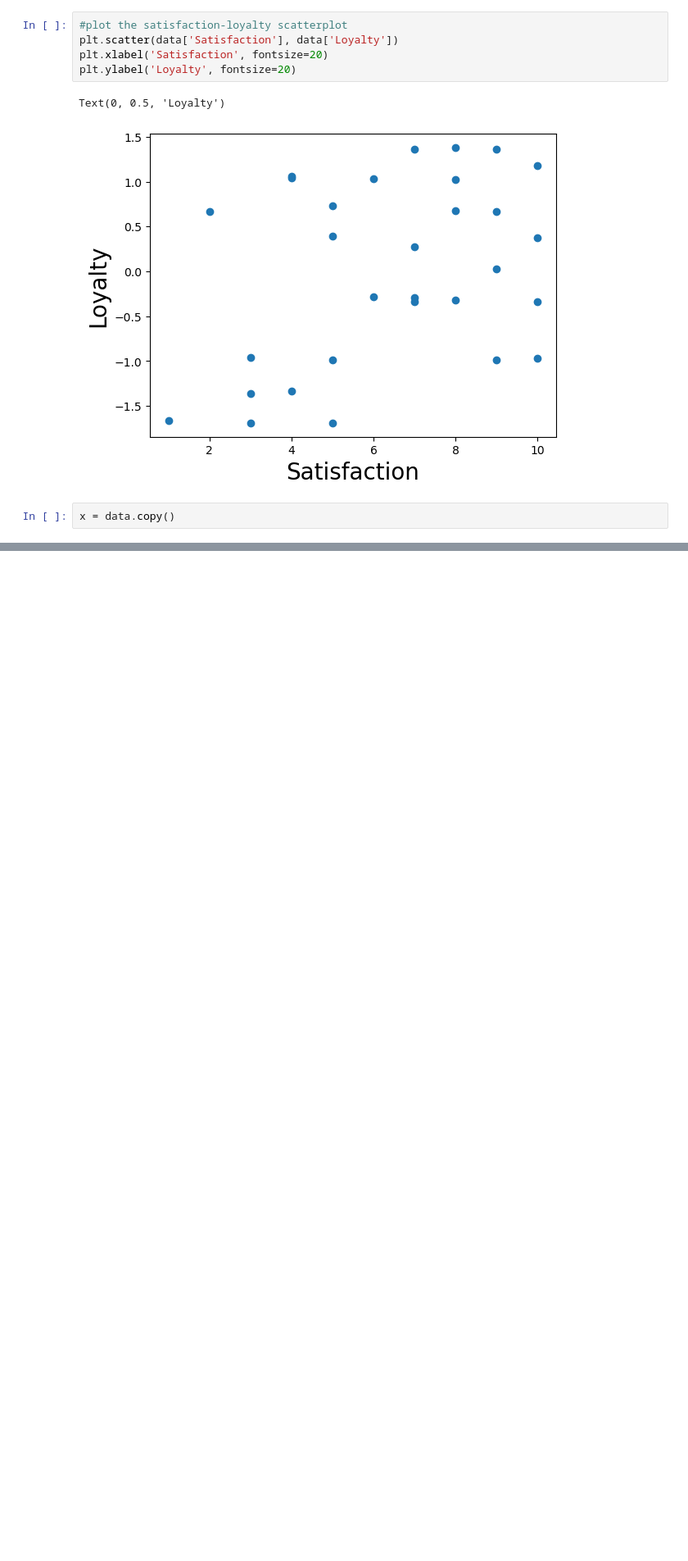
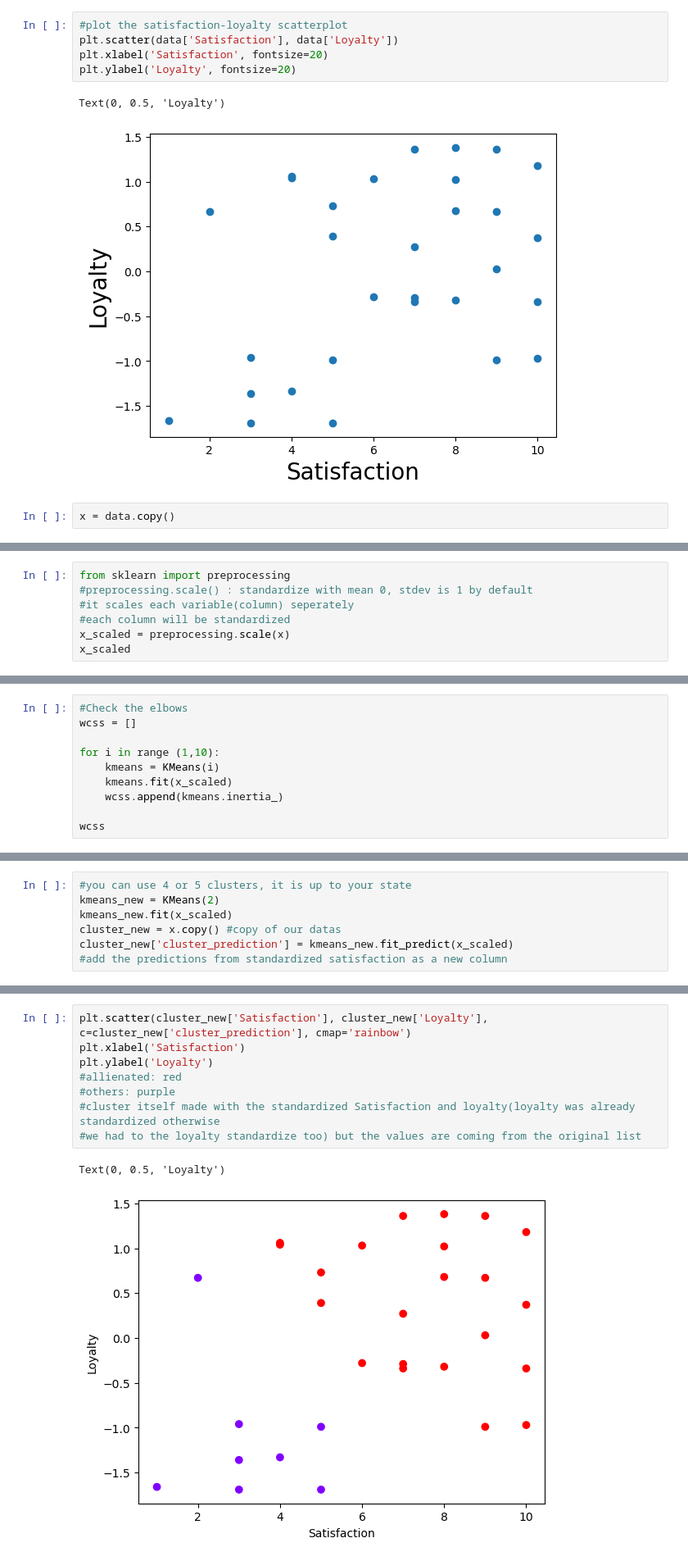
Before and after one commit to Kyotun/ML, a Jupyter notebook: loyalty-satisfaction/main.ipynb, the cells around one changed output, grey strips where cells are left out. Shown: that part at 82% size. Cells and saved outputs as stored; diff of their text form; blank space fills up the shorter version.

```diff
--- a/loyalty-satisfaction/main.ipynb
+++ b/loyalty-satisfaction/main.ipynb
@@ -39,0 +79,7 @@ x = data.copy()
+# %%
+from sklearn import preprocessing
+#preprocessing.scale() : standardize with mean 0, stdev is 1 by default
+#it scales each variable(column) seperately
+#each column will be standardized
+x_scaled = preprocessing.scale(x)
+x_scaled
@@ -39,0 +104,10 @@ x = data.copy()
+# %%
+#Check the elbows
+wcss = []
+
+for i in range (1,10):
+    kmeans = KMeans(i)
+    kmeans.fit(x_scaled)
+    wcss.append(kmeans.inertia_)
+
+wcss
@@ -39,0 +126,7 @@ x = data.copy()
+# %%
+#you can use 4 or 5 clusters, it is up to your state
+kmeans_new = KMeans(2)
+kmeans_new.fit(x_scaled)
+cluster_new = x.copy() #copy of our datas
+cluster_new['cluster_prediction'] = kmeans_new.fit_predict(x_scaled)
+#add the predictions from standardized satisfaction as a new column
@@ -39,0 +153,11 @@ x = data.copy()
+# %%
+plt.scatter(cluster_new['Satisfaction'], cluster_new['Loyalty'], c=cluster_new['cluster_prediction'], cmap='rainbow')
+plt.xlabel('Satisfaction')
+plt.ylabel('Loyalty')
+#allienated: red
+#others: purple
+#cluster itself made with the standardized Satisfaction and loyalty(loyalty was already standardized otherwise
+#we had to the loyalty standardize too) but the values are coming from the original list
+# %% [output]
+Text(0, 0.5, 'Loyalty')
+[figure, added]
```
Also changed, not shown: parts of 15 cells of this notebook.
